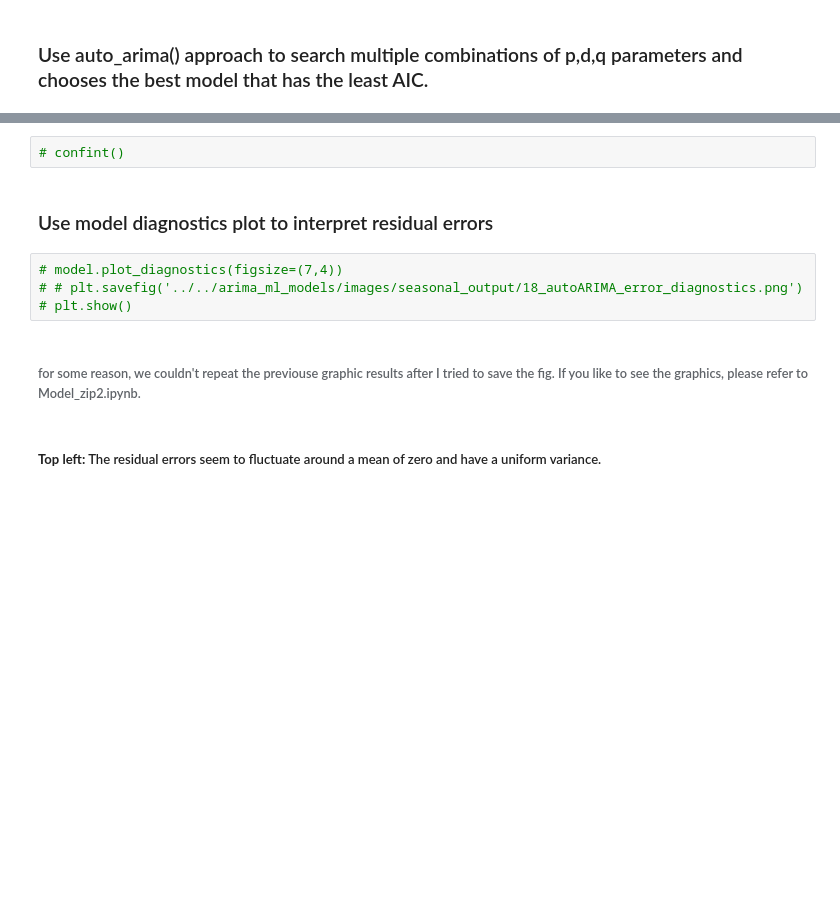
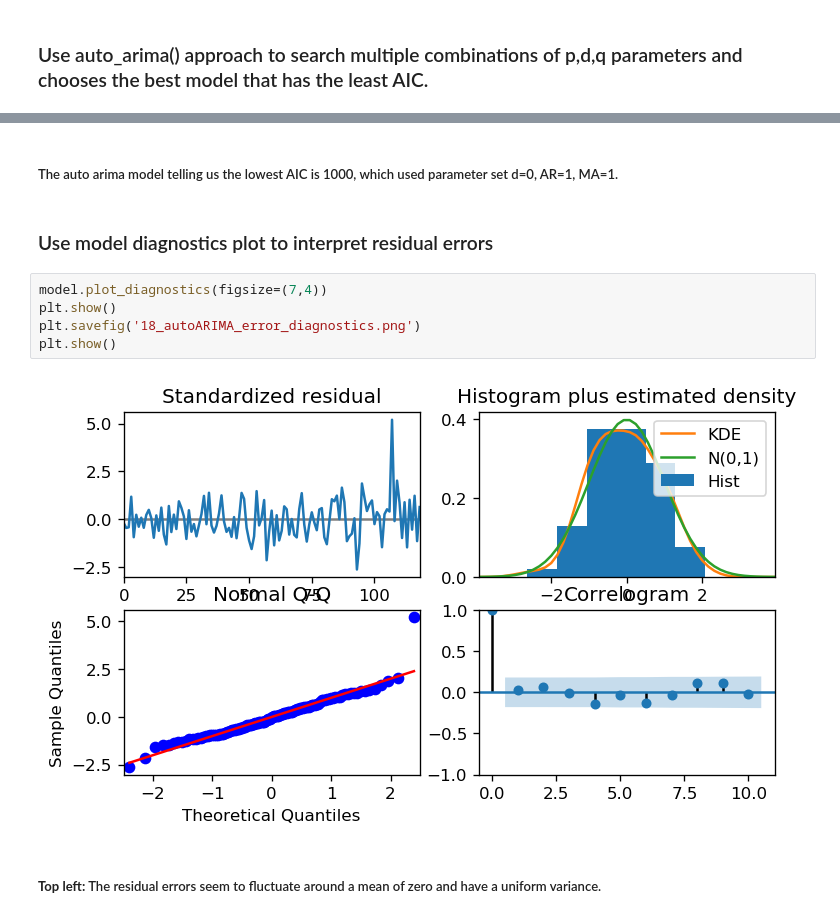
Before and after one commit to jmitterh/Project_3_Potential_Marketing, a Jupyter notebook: arima_ml_models/models/auto_model/MasterModel_zip1_fullsteps.ipynb, the cells around one changed output, grey strips where cells are left out. Saved outputs shown, nothing was run; the diff lists cells and outputs as text; blank space fills up the shorter version.

```diff
--- a/arima_ml_models/models/auto_model/MasterModel_zip1_fullsteps.ipynb
+++ b/arima_ml_models/models/auto_model/MasterModel_zip1_fullsteps.ipynb
@@ -512,16 +490,17 @@ Total fit time: 1.595 seconds
 
 Warnings:
 [1] Covariance matrix calculated using the outer product of gradients (complex-step).
-# %%
-# confint()
+# %% [markdown]
+##### The auto arima model telling us the lowest AIC is 1000, which used parameter set d=0, AR=1, MA=1.
 # %% [markdown]
 ### Use model diagnostics plot to interpret residual errors
 # %%
-# model.plot_diagnostics(figsize=(7,4))
-# # plt.savefig('../../arima_ml_models/images/seasonal_output/18_autoARIMA_error_diagnostics.png')
-# plt.show()
+model.plot_diagnostics(figsize=(7,4))
+plt.show()
+plt.savefig('18_autoARIMA_error_diagnostics.png')
+plt.show()
+# %% [output]
+[figure, added]
-# %% [markdown]
-###### for some reason, we couldn't repeat the previouse graphic results after I tried to save the fig. If you like to see the graphics, please refer to Model_zip2.ipynb.
 # %% [markdown]
 ##### **Top left:** The residual errors seem to fluctuate around a mean of zero and have a uniform variance.
 # %% [markdown]
```
Also changed, not shown: parts of 47 cells of this notebook.
